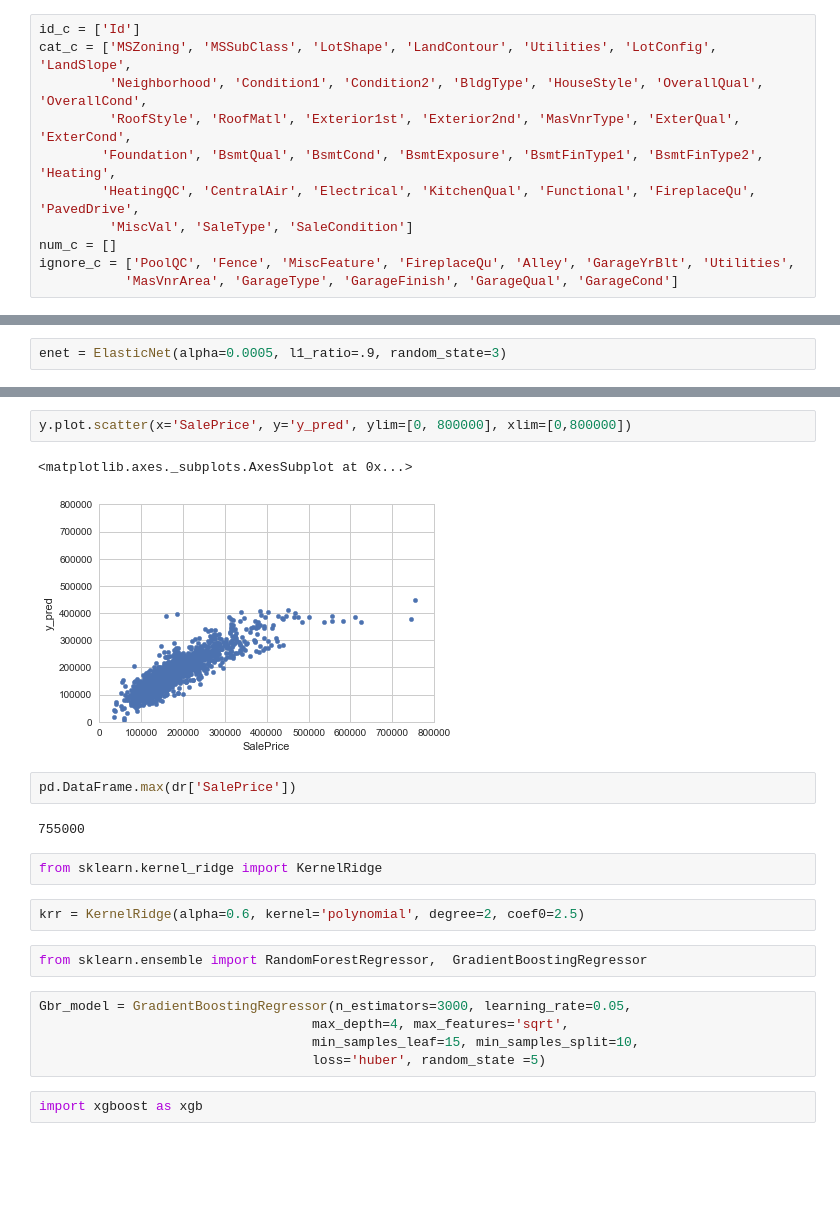
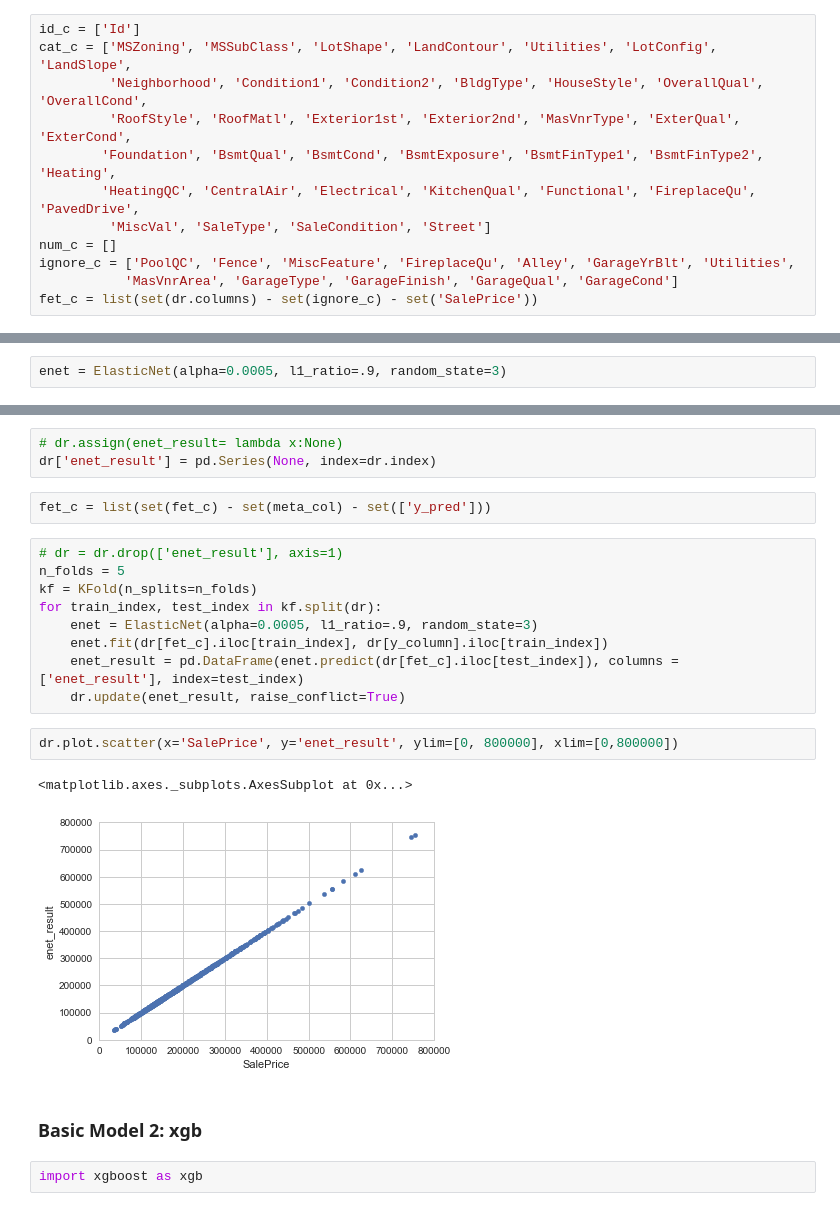
Before and after one commit to kkchuchu/kkchuchu.mushroom, a Jupyter notebook: kaggle/hp/House Prices- Advanced Regression Techniques.ipynb, the cells around one changed output, grey strips where cells are left out. Saved outputs shown, nothing was run; the diff lists cells and outputs as text; blank space fills up the shorter version.

```diff
--- a/kaggle/hp/House Prices- Advanced Regression Techniques.ipynb
+++ b/kaggle/hp/House Prices- Advanced Regression Techniques.ipynb
@@ -58,10 +58,11 @@ cat_c = ['MSZoning', 'MSSubClass', 'LotShape', 'LandContour', 'Utilities', 'LotC
          'RoofStyle', 'RoofMatl', 'Exterior1st', 'Exterior2nd', 'MasVnrType', 'ExterQual', 'ExterCond',
         'Foundation', 'BsmtQual', 'BsmtCond', 'BsmtExposure', 'BsmtFinType1', 'BsmtFinType2', 'Heating',
         'HeatingQC', 'CentralAir', 'Electrical', 'KitchenQual', 'Functional', 'FireplaceQu', 'PavedDrive',
-         'MiscVal', 'SaleType', 'SaleCondition']
+         'MiscVal', 'SaleType', 'SaleCondition', 'Street']
 num_c = []
 ignore_c = ['PoolQC', 'Fence', 'MiscFeature', 'FireplaceQu', 'Alley', 'GarageYrBlt', 'Utilities',
            'MasVnrArea', 'GarageType', 'GarageFinish', 'GarageQual', 'GarageCond']
+fet_c = list(set(dr.columns) - set(ignore_c) - set('SalePrice'))
 # %%
 def fill_data(all_data):
     all_data["LotFrontage"] = all_data.groupby("Neighborhood")["LotFrontage"].transform(
@@ -242,22 +172,23 @@ y = pd.concat([dr[y_column], y_pred], axis=1)
+# %%
+# dr.assign(enet_result= lambda x:None)
+dr['enet_result'] = pd.Series(None, index=dr.index)
+# %%
+fet_c = list(set(fet_c) - set(meta_col) - set(['y_pred']))
+# %%
+# dr = dr.drop(['enet_result'], axis=1)
+n_folds = 5
+kf = KFold(n_splits=n_folds)
+for train_index, test_index in kf.split(dr):
+    enet = ElasticNet(alpha=0.0005, l1_ratio=.9, random_state=3)
+    enet.fit(dr[fet_c].iloc[train_index], dr[y_column].iloc[train_index])
+    enet_result = pd.DataFrame(enet.predict(dr[fet_c].iloc[test_index]), columns = ['enet_result'], index=test_index)
+    dr.update(enet_result, raise_conflict=True)
 # %%
-y.plot.scatter(x='SalePrice', y='y_pred', ylim=[0, 800000], xlim=[0,800000])
+dr.plot.scatter(x='SalePrice', y='enet_result', ylim=[0, 800000], xlim=[0,800000])
 # %% [output]
 <matplotlib.axes._subplots.AxesSubplot at 0x...>
-[figure, old version]
+[figure, new version]
-# %%
-pd.DataFrame.max(dr['SalePrice'])
-# %% [output]
-755000
-# %%
-from sklearn.kernel_ridge import KernelRidge
-# %%
-krr = KernelRidge(alpha=0.6, kernel='polynomial', degree=2, coef0=2.5)
-# %%
-from sklearn.ensemble import RandomForestRegressor,  GradientBoostingRegressor
-# %%
-Gbr_model = GradientBoostingRegressor(n_estimators=3000, learning_rate=0.05,
-                                   max_depth=4, max_features='sqrt',
-                                   min_samples_leaf=15, min_samples_split=10,
-                                   loss='huber', random_state =5)
+# %% [markdown]
+### Basic Model 2: xgb
 # %%
 import xgboost as xgb
```
Also changed, not shown: parts of 35 cells of this notebook.
